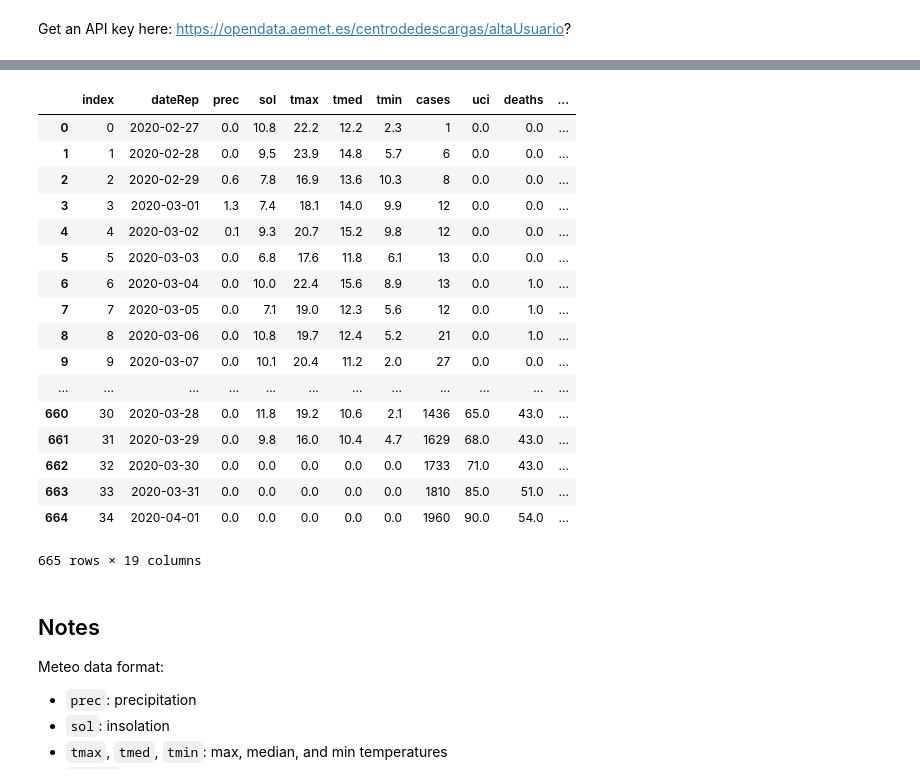
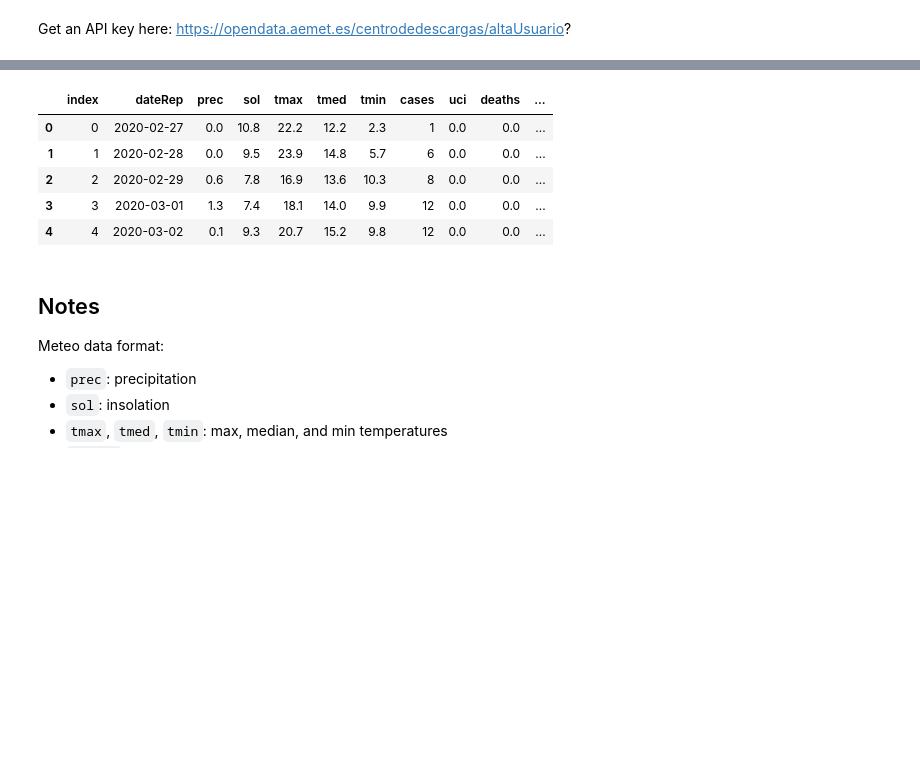
Before and after one commit to jjgomezcadenas/C19, a Jupyter notebook: nb/c19_communities_jj.ipynb, the cells around one changed output, grey strips where cells are left out. Drawn from its saved outputs; the diff is of its cells as text; code cells hidden in the pictures; blank space fills up the shorter version.

```diff
--- a/nb/c19_communities_jj.ipynb
+++ b/nb/c19_communities_jj.ipynb
@@ -48,26 +48,14 @@ Merging into a single dataframe...
 Saving the final dataframe to ../data/data_communities.csv ...
 -- Done
 # %%
-df_communities
+df_communities.head()
 # %% [output]
 |  | index | dateRep | prec | sol | tmax | tmed | tmin | cases | uci | deaths | ... |
 | 0 | 0 | 2020-02-27 | 0.0 | 10.8 | 22.2 | 12.2 | 2.3 | 1 | 0.0 | 0.0 | ... |
 | 1 | 1 | 2020-02-28 | 0.0 | 9.5 | 23.9 | 14.8 | 5.7 | 6 | 0.0 | 0.0 | ... |
 | 2 | 2 | 2020-02-29 | 0.6 | 7.8 | 16.9 | 13.6 | 10.3 | 8 | 0.0 | 0.0 | ... |
 | 3 | 3 | 2020-03-01 | 1.3 | 7.4 | 18.1 | 14.0 | 9.9 | 12 | 0.0 | 0.0 | ... |
 | 4 | 4 | 2020-03-02 | 0.1 | 9.3 | 20.7 | 15.2 | 9.8 | 12 | 0.0 | 0.0 | ... |
-| 5 | 5 | 2020-03-03 | 0.0 | 6.8 | 17.6 | 11.8 | 6.1 | 13 | 0.0 | 0.0 | ... |
-| 6 | 6 | 2020-03-04 | 0.0 | 10.0 | 22.4 | 15.6 | 8.9 | 13 | 0.0 | 1.0 | ... |
-| 7 | 7 | 2020-03-05 | 0.0 | 7.1 | 19.0 | 12.3 | 5.6 | 12 | 0.0 | 1.0 | ... |
-| 8 | 8 | 2020-03-06 | 0.0 | 10.8 | 19.7 | 12.4 | 5.2 | 21 | 0.0 | 1.0 | ... |
-| 9 | 9 | 2020-03-07 | 0.0 | 10.1 | 20.4 | 11.2 | 2.0 | 27 | 0.0 | 0.0 | ... |
-| ... | ... | ... | ... | ... | ... | ... | ... | ... | ... | ... | ... |
-| 660 | 30 | 2020-03-28 | 0.0 | 11.8 | 19.2 | 10.6 | 2.1 | 1436 | 65.0 | 43.0 | ... |
-| 661 | 31 | 2020-03-29 | 0.0 | 9.8 | 16.0 | 10.4 | 4.7 | 1629 | 68.0 | 43.0 | ... |
-| 662 | 32 | 2020-03-30 | 0.0 | 0.0 | 0.0 | 0.0 | 0.0 | 1733 | 71.0 | 43.0 | ... |
-| 663 | 33 | 2020-03-31 | 0.0 | 0.0 | 0.0 | 0.0 | 0.0 | 1810 | 85.0 | 51.0 | ... |
-| 664 | 34 | 2020-04-01 | 0.0 | 0.0 | 0.0 | 0.0 | 0.0 | 1960 | 90.0 | 54.0 | ... |
-665 rows × 19 columns
 # %% [markdown]
 ## Notes
 Meteo data format:
```
Also changed, not shown: parts of 4 cells of this notebook, 3 other files.
